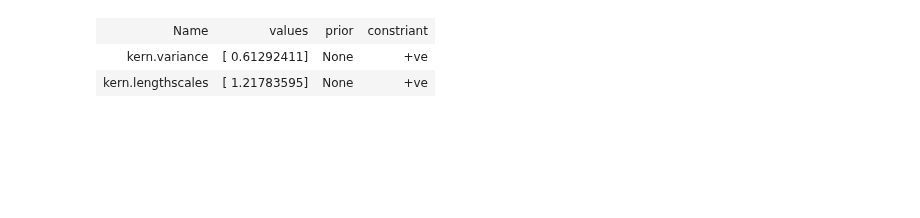
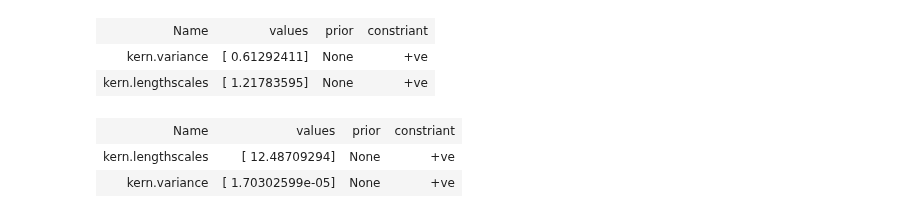
Before and after one commit to GPflow/GPflow, a Jupyter notebook: notebooks/Sanity_check.ipynb, the cells around one changed output. Drawn from its saved outputs; the diff is of its cells as text; code cells hidden in the pictures; blank space fills up the shorter version.

```diff
--- a/notebooks/Sanity_check.ipynb
+++ b/notebooks/Sanity_check.ipynb
@@ -32,4 +32,6 @@ m4 = GPflow.svgp.SVGP(X, Y, GPflow.kernels.RBF(1),
 m4.Z.fixed=True
 m5 = GPflow.sgpr.SGPR(X, Y, GPflow.kernels.RBF(1), Z=X.copy())
 m5.Z.fixed = True
+m6 = GPflow.sgpr.GPRFITC(X, Y, GPflow.kernels.RBF(1), Z=X.copy())
+m6.Z.fixed = True
 # %%
@@ -112,6 +117,12 @@ m5.kern
 | Name | values | prior | constriant |
 | kern.variance | [ 0.61292411] | None | +ve |
 | kern.lengthscales | [ 1.21783595] | None | +ve |
+# %%
+m6.kern
+# %% [output]
+| Name | values | prior | constriant |
+| kern.lengthscales | [ 12.48709294] | None | +ve |
+| kern.variance | [ 1.70302599e-05] | None | +ve |
 # %%
 print -m1._objective(m1.get_free_state())[0]
 print -m2._objective(m2.get_free_state())[0]
```
Also changed, not shown: parts of 7 cells of this notebook, 1 other file.
